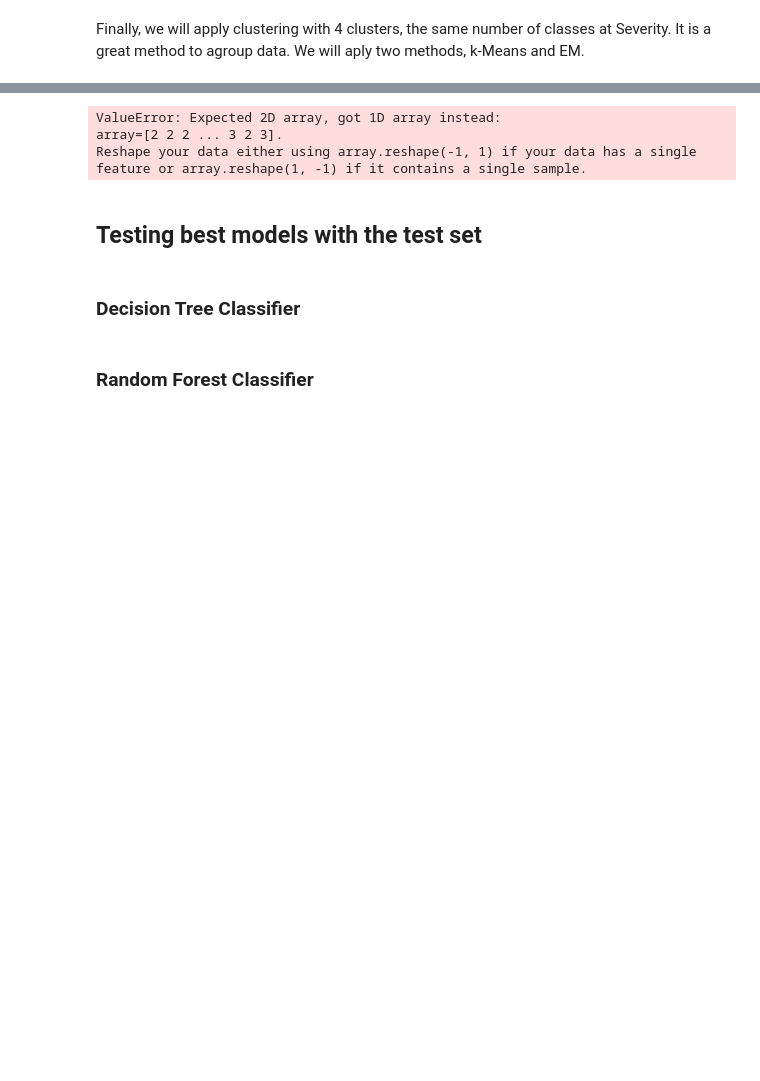
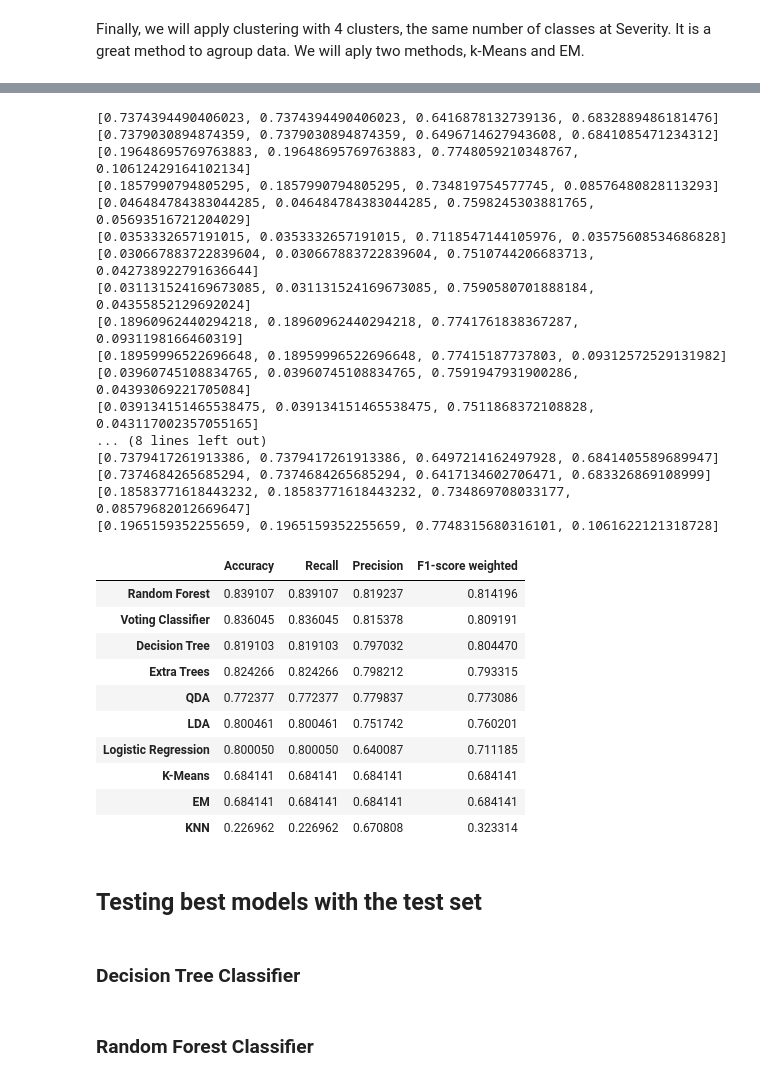
Before and after one commit to pol-resina/US-Accidents, a Jupyter notebook: notebooks/model.ipynb, the cells around one changed output, grey strips where cells are left out. Cells and saved outputs as stored; diff of their text form; code cells hidden in the pictures; blank space fills up the shorter version.

```diff
--- a/notebooks/model.ipynb
+++ b/notebooks/model.ipynb
@@ -276,23 +348,22 @@ class_counts_sorted = class_counts.sort_index()
 class_proportions = class_counts_sorted / len(y_train)
 param_grid = {'class_prior': [None, class_proportions.values], 'fit_prior': [True, False], 'alpha': [0.1,0.5,1]}
 
-gnb_model = CategoricalNB(random_state = 12)
+cnb_model = CategoricalNB()
 
-grid_search = GridSearchCV(gnb_model, param_grid = param_grid, cv = cv, scoring='f1_weighted', n_jobs=-1)
+grid_search = GridSearchCV(cnb_model, param_grid = param_grid, cv = cv, scoring='f1_weighted', n_jobs=-1)
 
 #Before fitting the model, we have to encode our training data in order to get good results
 X_encoded = OrdinalEncoder().fit_transform(X_train)
 grid_search.fit(X_encoded, y_train)
-best_params_gnb = grid_search.best_params_
-best_score_gnb = grid_search.best_score_
+best_params_cnb = grid_search.best_params_
 # %%
-best_gnb_model = CategoricalNB(**best_params_gnb, random_state = 1234)
-best_gnb_model.fit(X_encoded, y_train)
+best_cnb_model = CategoricalNB(**best_params_cnb)
+best_cnb_model.fit(X_encoded, y_train)
 # %% [output]
 CategoricalNB(alpha=0.1)
 # %%
-y_pred = cross_val_predict(best_gnb_model, X_encoded, y_train, cv=5, n_jobs=-1)
+y_pred = cross_val_predict(best_cnb_model, X_encoded, y_train, cv=5, n_jobs=-1, verbose = 3)
 
-results.loc['GNB'] = get_metrics(y_pred, y_train)
+results.loc['Categorical NB'] = get_metrics(y_pred, y_train)
 results.sort_values(by='F1-score weighted', ascending=False)
 # %% [output]
@@ -370,15 +482,52 @@ GaussianMixture(init_params='random', n_components=4)
-# %%
-y_pred_em = best_em_model.predict(X_test)
-
-CH = calinski_harabasz_score(X_test, y_pred_em)
-SS = silhouette_score(X_test, y_pred_em)
-DB = davies_bouldin_score(X_test, y_pred_em)
-
-results.loc['KMeans'] = [CH, SS, DB]
-# %% [output]
-ValueError: Expected 2D array, got 1D array instead:
-array=[2 2 2 ... 3 2 3].
-Reshape your data either using array.reshape(-1, 1) if your data has a single feature or array.reshape(1, -1) if it contains a single sample.
+# %%
+y_pred = cross_val_predict(best_em_model, X_train, y_train, cv=5, n_jobs=-1)
+
+K = 4
+nombres = list(range(1,K+1))
+label_combinations = list(permutations(nombres))
+
+best_score = None
+best_combination_knn = None
+
+for combination in label_combinations:
+    y_pred_comb = [combination[y] for y in y_pred]
+    metric = get_metrics(y_pred_comb, y_train)
+    if best_score is None or metric[3] > best_score:
+        best_score = metric[3]
+        best_combination_knn = combination
+
+
+results.loc['EM'] = best_score
+results.sort_values(by='F1-score weighted', ascending=False)
+# %% [output]
+[0.7374394490406023, 0.7374394490406023, 0.6416878132739136, 0.6832889486181476]
+[0.7379030894874359, 0.7379030894874359, 0.6496714627943608, 0.6841085471234312]
+[0.19648695769763883, 0.19648695769763883, 0.7748059210348767, 0.10612429164102134]
+[0.1857990794805295, 0.1857990794805295, 0.734819754577745, 0.08576480828113293]
+[0.046484784383044285, 0.046484784383044285, 0.7598245303881765, 0.05693516721204029]
+[0.0353332657191015, 0.0353332657191015, 0.7118547144105976, 0.03575608534686828]
+[0.030667883722839604, 0.030667883722839604, 0.7510744206683713, 0.042738922791636644]
+[0.031131524169673085, 0.031131524169673085, 0.7590580701888184, 0.04355852129692024]
+[0.18960962440294218, 0.18960962440294218, 0.7741761838367287, 0.0931198166460319]
+[0.18959996522696648, 0.18959996522696648, 0.77415187737803, 0.09312572529131982]
+[0.03960745108834765, 0.03960745108834765, 0.7591947931900286, 0.04393069221705084]
+[0.039134151465538475, 0.039134151465538475, 0.7511868372108828, 0.043117002357055165]
+... (8 lines left out)
+[0.7379417261913386, 0.7379417261913386, 0.6497214162497928, 0.6841405589689947]
+[0.7374684265685294, 0.7374684265685294, 0.6417134602706471, 0.683326869108999]
+[0.18583771618443232, 0.18583771618443232, 0.734869708033177, 0.08579682012669647]
+[0.1965159352255659, 0.1965159352255659, 0.7748315680316101, 0.1061622121318728]
+|  | Accuracy | Recall | Precision | F1-score weighted |
+| Random Forest | 0.839107 | 0.839107 | 0.819237 | 0.814196 |
+| Voting Classifier | 0.836045 | 0.836045 | 0.815378 | 0.809191 |
+| Decision Tree | 0.819103 | 0.819103 | 0.797032 | 0.804470 |
+| Extra Trees | 0.824266 | 0.824266 | 0.798212 | 0.793315 |
+| QDA | 0.772377 | 0.772377 | 0.779837 | 0.773086 |
+| LDA | 0.800461 | 0.800461 | 0.751742 | 0.760201 |
+| Logistic Regression | 0.800050 | 0.800050 | 0.640087 | 0.711185 |
+| K-Means | 0.684141 | 0.684141 | 0.684141 | 0.684141 |
+| EM | 0.684141 | 0.684141 | 0.684141 | 0.684141 |
+| KNN | 0.226962 | 0.226962 | 0.670808 | 0.323314 |
 # %% [markdown]
 ## Testing best models with the test set
 # %% [markdown]
```
Also changed, not shown: parts of 38 cells of this notebook.
